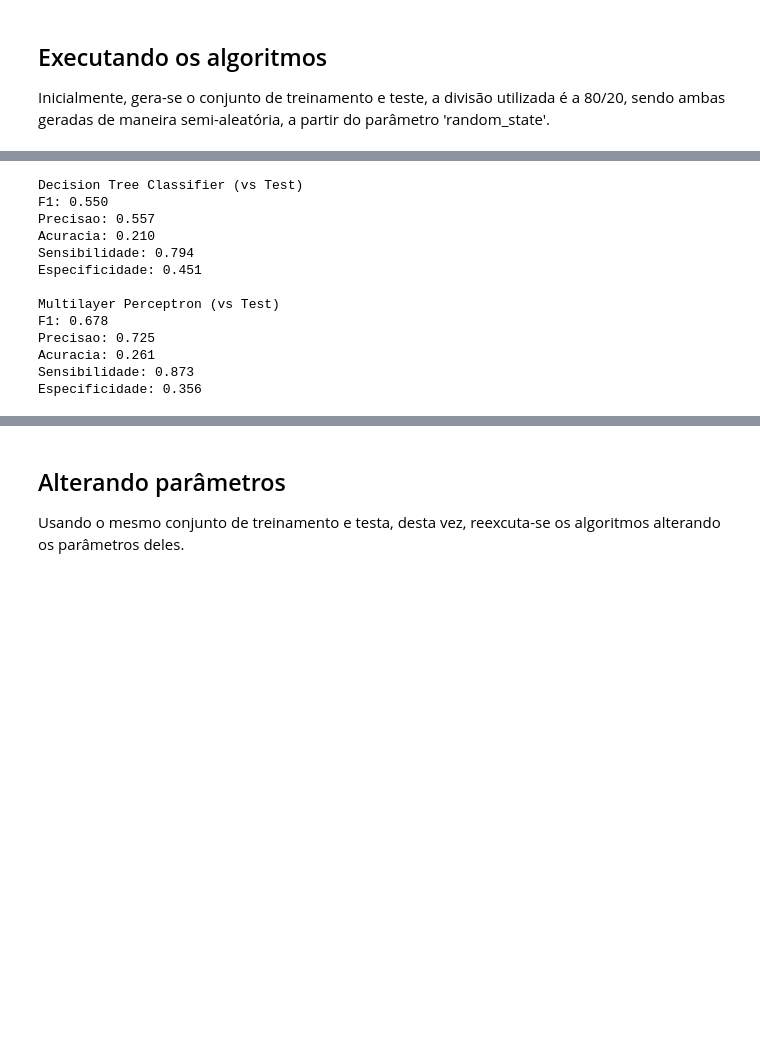
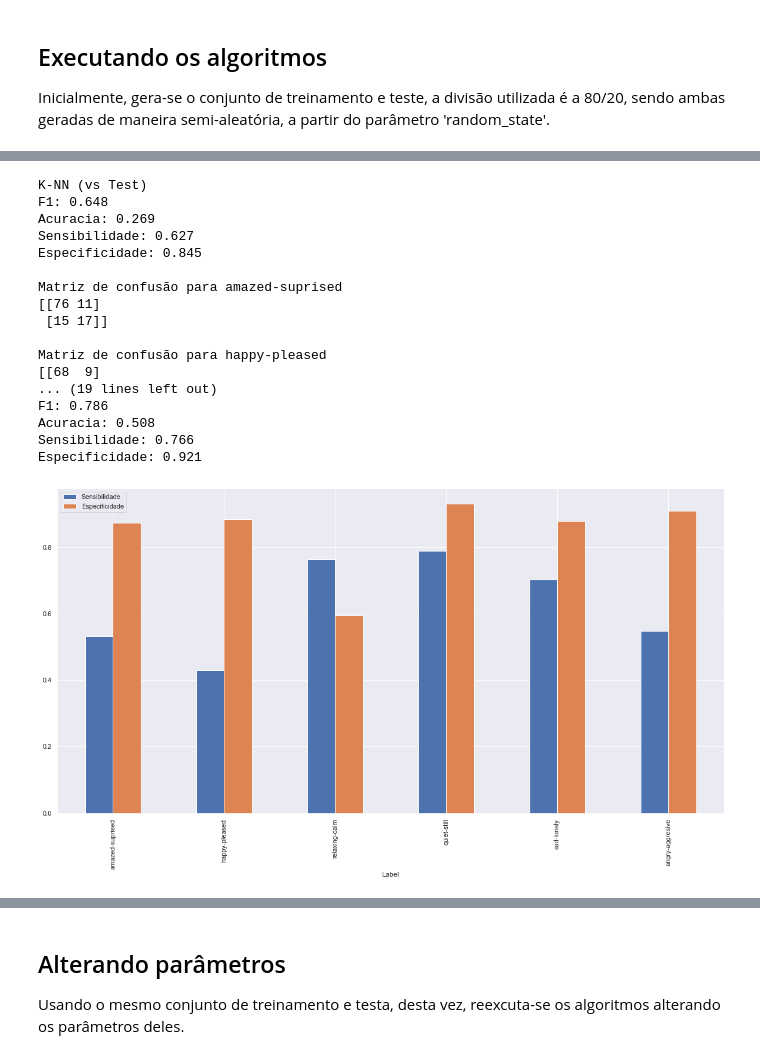
Before and after one commit to DefinitelyNotACactus/AI, a Jupyter notebook: Classification/Q1 - Classification.ipynb, the cells around one changed output, grey strips where cells are left out. Cells and saved outputs as stored; diff of their text form; code cells hidden in the pictures; blank space fills up the shorter version.

```diff
--- a/Classification/Q1 - Classification.ipynb
+++ b/Classification/Q1 - Classification.ipynb
@@ -319,40 +351,55 @@ Para avaliação do desempenho dos algoritmos serão utilizados as métricas F1,
 # %%
-def getMetrics(target, result, algorithm = "Unnamed"):
-    print(algorithm)
+def getMetrics(target, result, labels, algorithm = "Unnamed", plot = True):
+    if algorithm != "Unnamed":
+        print(algorithm)
     print("F1: %0.3f" % (metrics.f1_score(target, result, average = 'macro')))
-    print("Precisao: %0.3f" % (metrics.precision_score(target, result, average = 'macro')))
     print("Acuracia: %0.3f" % (metrics.accuracy_score(target, result, normalize = True)))
 
     matrix = metrics.multilabel_confusion_matrix(target, result)
     sens = 0
     spec = 0
-    #acc = 0
+    results = []
     for i in range(len(matrix)):
-        [[true_positive, false_positive], [true_negative, false_negative]] = matrix[i]
-        sens += (true_positive / (true_positive + false_positive))
-        spec += (true_negative / (true_negative + false_negative))
-        #acc += ((true_positive + true_negative)/ (true_positive + true_negative + false_positive + false_negative))
+        [[true_negative, false_positive], [false_negative, true_positive]] = matrix[i]
+        sen = (true_positive / (true_positive + false_negative))
+        sp = (true_negative / (true_negative + false_positive))
+        sens += sen
+        spec += sp
+        results.append({"Label": labels[i], "Sensibilidade": sen, "Especificidade": sp})
 
-    #print("Acuracia: %0.3f" % (acc / len(matrix)))
     print("Sensibilidade: %0.3f" % (sens / len(matrix)))
     print("Especificidade: %0.3f\n" % (spec / len(matrix)))
+    if plot is True:
+        pd.DataFrame(results).plot.bar(x = "Label")
+
+def getMatrix(target, result, algorithm = "Unnamed"):
+    if algorithm != "Unnamed":
+        print(algorithm)
+    matrix = metrics.multilabel_confusion_matrix(target, result)
+    for i in range(len(matrix)):
+        print("Matriz de confusão para %s" % (labels[i]))
+        print(matrix[i])
+        print()
-# %%
-getMetrics(testTarget, resultDtc, "Decision Tree Classifier (vs Test)")
-#getMetrics(trainTarget, dtc.predict(train), "Decision Tree Classifier (vs Train)")
-
-getMetrics(testTarget, resultMlp, "Multilayer Perceptron (vs Test)")
-#getMetrics(trainTarget, mlp.predict(train), "Multilayer Perceptron (vs Train)")
-# %% [output]
-Decision Tree Classifier (vs Test)
-F1: 0.550
-Precisao: 0.557
-Acuracia: 0.210
-Sensibilidade: 0.794
-Especificidade: 0.451
-
-Multilayer Perceptron (vs Test)
-F1: 0.678
-Precisao: 0.725
-Acuracia: 0.261
-Sensibilidade: 0.873
-Especificidade: 0.356
+# %%
+getMetrics(testTarget, resultKnn, labels, "K-NN (vs Test)")
+getMatrix(testTarget, resultKnn)
+getMetrics(trainTarget, classifierKnn.predict(train), labels, "K-NN (vs Train)", plot = False)
+# %% [output]
+K-NN (vs Test)
+F1: 0.648
+Acuracia: 0.269
+Sensibilidade: 0.627
+Especificidade: 0.845
+
+Matriz de confusão para amazed-suprised
+[[76 11]
+ [15 17]]
+
+Matriz de confusão para happy-pleased
+[[68  9]
+... (19 lines left out)
+F1: 0.786
+Acuracia: 0.508
+Sensibilidade: 0.766
+Especificidade: 0.921
+[figure, added]
```
Also changed, not shown: parts of 32 cells of this notebook.
